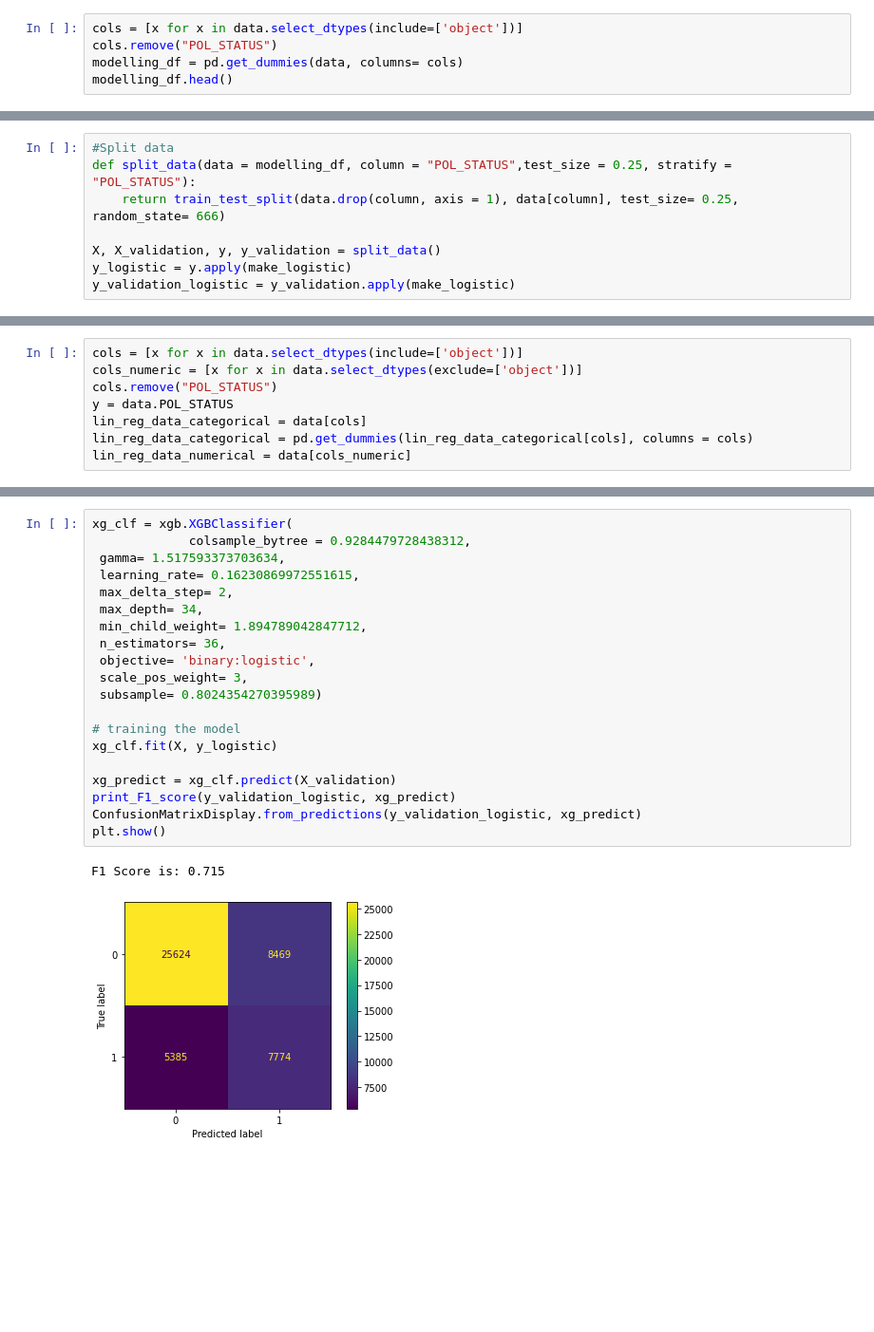
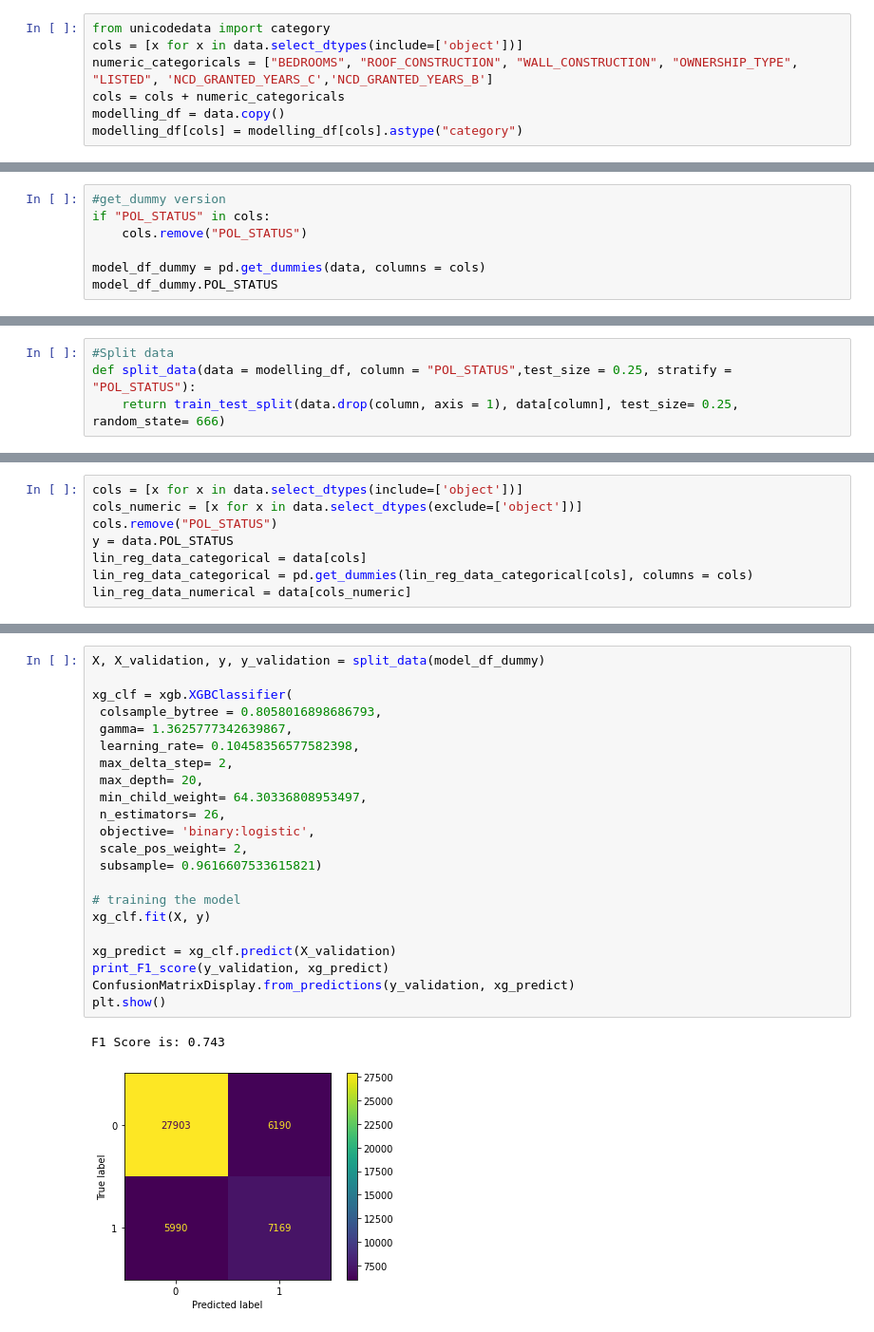
Before and after one commit to Brownsey/home_insurance, a Jupyter notebook: code.ipynb, the cells around one changed output, grey strips where cells are left out. Shown: that part at 95% size. Drawn from its saved outputs; the diff is of its cells as text; blank space fills up the shorter version.

```diff
--- a/code.ipynb
+++ b/code.ipynb
@@ -233,5 +266,7 @@ data.drop(list(data.filter(regex = '_PREM$')), axis = 1, inplace = True)
 # %%
+from unicodedata import category
 cols = [x for x in data.select_dtypes(include=['object'])]
-cols.remove("POL_STATUS")
-modelling_df = pd.get_dummies(data, columns= cols)
-modelling_df.head()
+numeric_categoricals = ["BEDROOMS", "ROOF_CONSTRUCTION", "WALL_CONSTRUCTION", "OWNERSHIP_TYPE", "LISTED", 'NCD_GRANTED_YEARS_C','NCD_GRANTED_YEARS_B']
+cols = cols + numeric_categoricals
+modelling_df = data.copy()
+modelling_df[cols] = modelling_df[cols].astype("category")
@@ -245,0 +276,7 @@ modelling_df.head()
+# %%
+#get_dummy version
+if "POL_STATUS" in cols:
+    cols.remove("POL_STATUS")
+
+model_df_dummy = pd.get_dummies(data, columns = cols)
+model_df_dummy.POL_STATUS
@@ -286,7 +328,3 @@ Entry XGBOOST
 #Split data
 def split_data(data = modelling_df, column = "POL_STATUS",test_size = 0.25, stratify = "POL_STATUS"):
     return train_test_split(data.drop(column, axis = 1), data[column], test_size= 0.25, random_state= 666)
-
-X, X_validation, y, y_validation = split_data()
-y_logistic = y.apply(make_logistic)
-y_validation_logistic = y_validation.apply(make_logistic)
@@ -488,23 +499,25 @@ F1 Score is: 0.748
 # %%
+X, X_validation, y, y_validation = split_data(model_df_dummy)
+
 xg_clf = xgb.XGBClassifier(
-             colsample_bytree = 0.9284479728438312,
- gamma= 1.517593373703634,
- learning_rate= 0.16230869972551615,
+ colsample_bytree = 0.8058016898686793,
+ gamma= 1.3625777342639867,
+ learning_rate= 0.10458356577582398,
  max_delta_step= 2,
- max_depth= 34,
- min_child_weight= 1.894789042847712,
- n_estimators= 36,
+ max_depth= 20,
+ min_child_weight= 64.30336808953497,
+ n_estimators= 26,
  objective= 'binary:logistic',
- scale_pos_weight= 3,
- subsample= 0.8024354270395989)
+ scale_pos_weight= 2,
+ subsample= 0.9616607533615821)
 
 # training the model
-xg_clf.fit(X, y_logistic)
+xg_clf.fit(X, y)
 
 xg_predict = xg_clf.predict(X_validation)
-print_F1_score(y_validation_logistic, xg_predict)
-ConfusionMatrixDisplay.from_predictions(y_validation_logistic, xg_predict)
+print_F1_score(y_validation, xg_predict)
+ConfusionMatrixDisplay.from_predictions(y_validation, xg_predict)
 plt.show()
 # %% [output]
-F1 Score is: 0.715
+F1 Score is: 0.743
-[figure, old version]
+[figure, new version]
```
Also changed, not shown: parts of 34 cells of this notebook, 6 other files.
